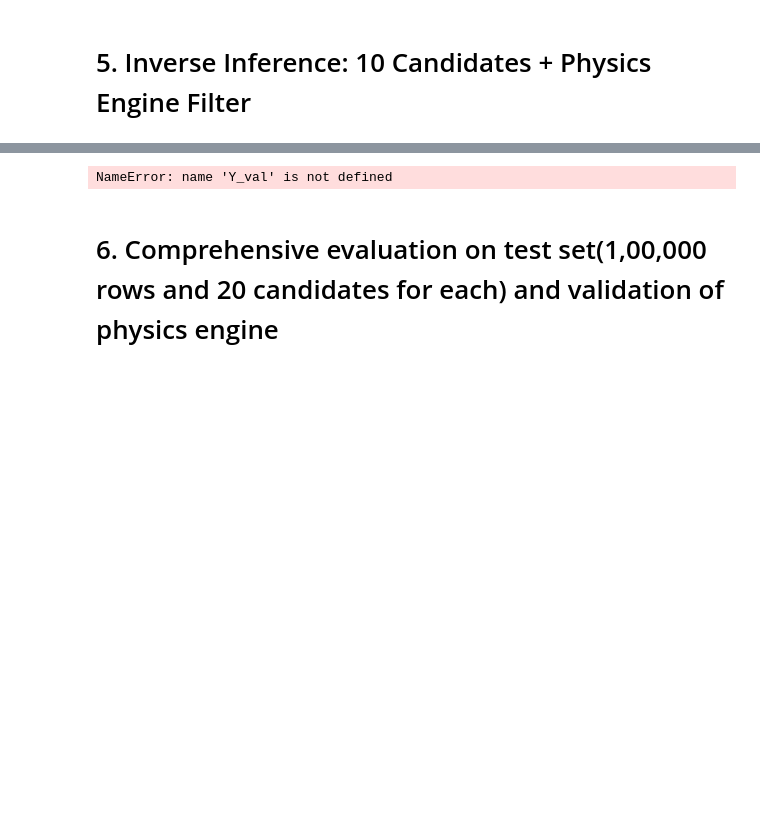
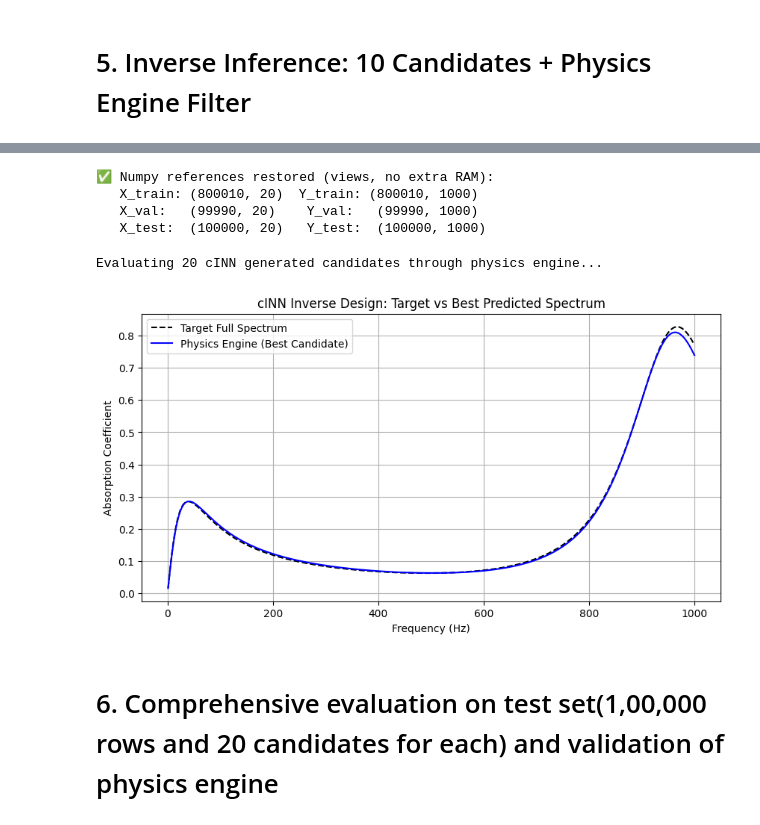
Before and after one commit to SlumberScript/Underwater-acoustics-absorption, a Jupyter notebook: Physaic-cinn-full-spectrum-revised_250.ipynb, the cells around one changed output, grey strips where cells are left out. Saved outputs shown, nothing was run; the diff lists cells and outputs as text; code cells hidden in the pictures; blank space fills up the shorter version.

```diff
--- a/Physaic-cinn-full-spectrum-revised_250.ipynb
+++ b/Physaic-cinn-full-spectrum-revised_250.ipynb
@@ -1047,3 +1021,30 @@ print([var for var in globals().keys() if 'test' in var.lower()])
+# %%
+# ============================================================================
+# RECONSTRUCT NUMPY REFERENCES FROM TENSORDATASETS
+# The raw arrays were freed to save RAM during data loading.
+# These are views into the tensor storage — no extra memory is allocated.
+# ============================================================================
+import numpy as np
+
+# Parameters (scaled) and Spectra from each split
+X_train = train_dataset.tensors[0].numpy()   # (N_train, 20)  — scaled
+Y_train = train_dataset.tensors[1].numpy()   # (N_train, 1000)
+
+X_val   = val_dataset.tensors[0].numpy()     # (N_val, 20)
+Y_val   = val_dataset.tensors[1].numpy()     # (N_val, 1000)
+
+X_test  = test_dataset.tensors[0].numpy()    # (N_test, 20)
+Y_test  = test_dataset.tensors[1].numpy()    # (N_test, 1000)
+
+print(f"✅ Numpy references restored (views, no extra RAM):")
+print(f"   X_train: {X_train.shape}  Y_train: {Y_train.shape}")
+print(f"   X_val:   {X_val.shape}    Y_val:   {Y_val.shape}")
+print(f"   X_test:  {X_test.shape}   Y_test:  {Y_test.shape}")
+# %% [output]
+✅ Numpy references restored (views, no extra RAM):
+   X_train: (800010, 20)  Y_train: (800010, 1000)
+   X_val:   (99990, 20)    Y_val:   (99990, 1000)
+   X_test:  (100000, 20)   Y_test:  (100000, 1000)
 # %%
 # %%
 def inverse_design_cinn(target_spectrum, model, scaler, num_candidates=20):
@@ -1054,35 +1055,36 @@ def inverse_design_cinn(target_spectrum, model, scaler, num_candidates=20):
 
     with torch.no_grad():
         generated_norm = model(z_random, target_tensor, rev=True)
 
     generated_params = scaler.inverse_transform(generated_norm.cpu().numpy())
     generated_params = validate_and_clip_parameters(generated_params)
 
     print(f"Evaluating {num_candidates} cINN generated candidates through physics engine...")
     simulated_spectra = batch_physics_evaluation(generated_params, batch_size=num_candidates)
 
     rmses = np.sqrt(np.mean((simulated_spectra - target_spectrum) ** 2, axis=1))
     best_idx = np.argmin(rmses)
 
     return generated_params[best_idx], simulated_spectra[best_idx], rmses[best_idx]
 
 
 # Execute test
-test_target = Y_val[0]
+test_target = Y_test[0]
 best_params, best_pred_spectrum, rmse = inverse_design_cinn(test_target, model, scaler_params, num_candidates=20)
 
 # Visualize result
 plt.figure(figsize=(10, 5))
 plt.plot(np.arange(1, 1001), test_target, label='Target Full Spectrum', color='black', linestyle='--')
 plt.plot(np.arange(1, 1001), best_pred_spectrum, label='Physics Engine (Best Candidate)', color='blue')
 plt.title('cINN Inverse Design: Target vs Best Predicted Spectrum')
 plt.xlabel('Frequency (Hz)')
 plt.ylabel('Absorption Coefficient')
 plt.legend()
 plt.grid(True)
 plt.show()
 # %% [output]
-NameError: name 'Y_val' is not defined
+Evaluating 20 cINN generated candidates through physics engine...
+[figure, added]
 # %% [markdown]
 # 6. Comprehensive evaluation on test set(1,00,000 rows and 20 candidates for each) and validation of physics engine
 # %%
```
Also changed, not shown: parts of 7 cells of this notebook.
